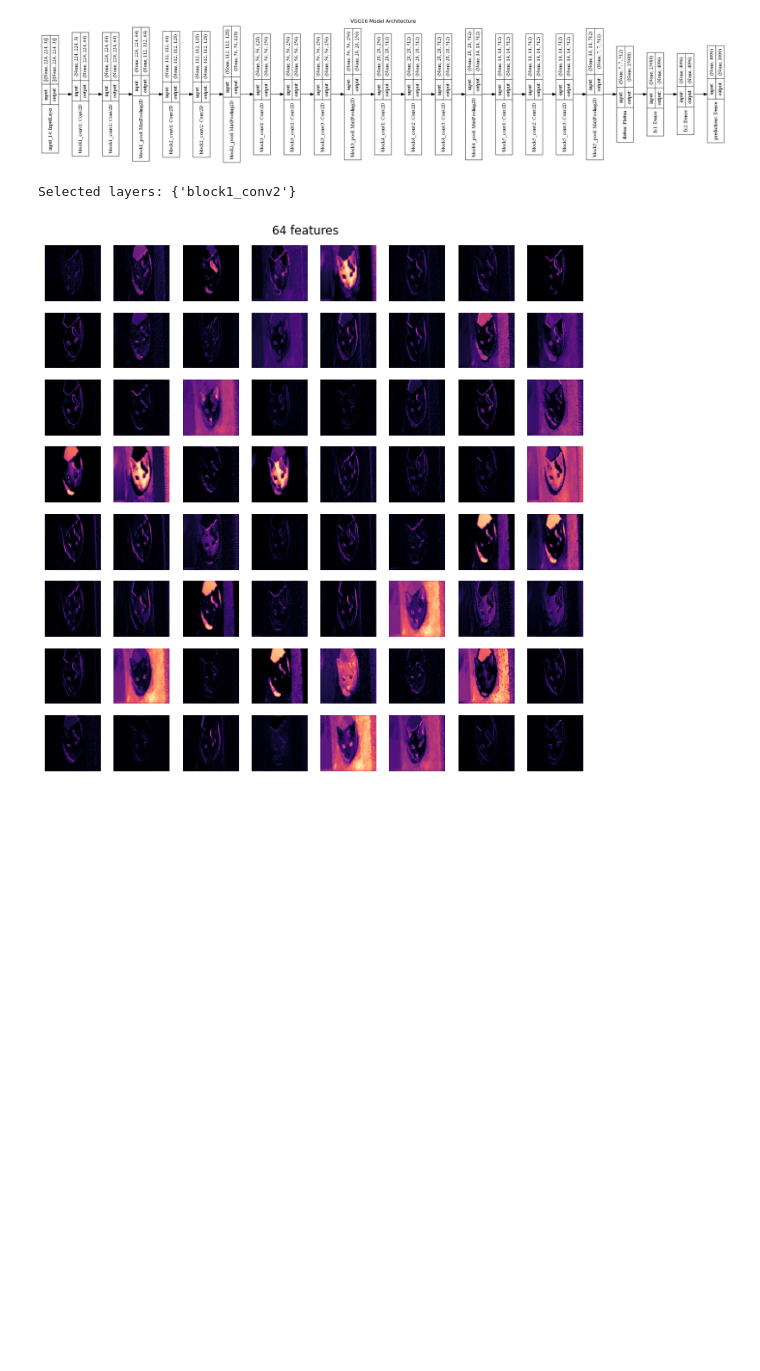
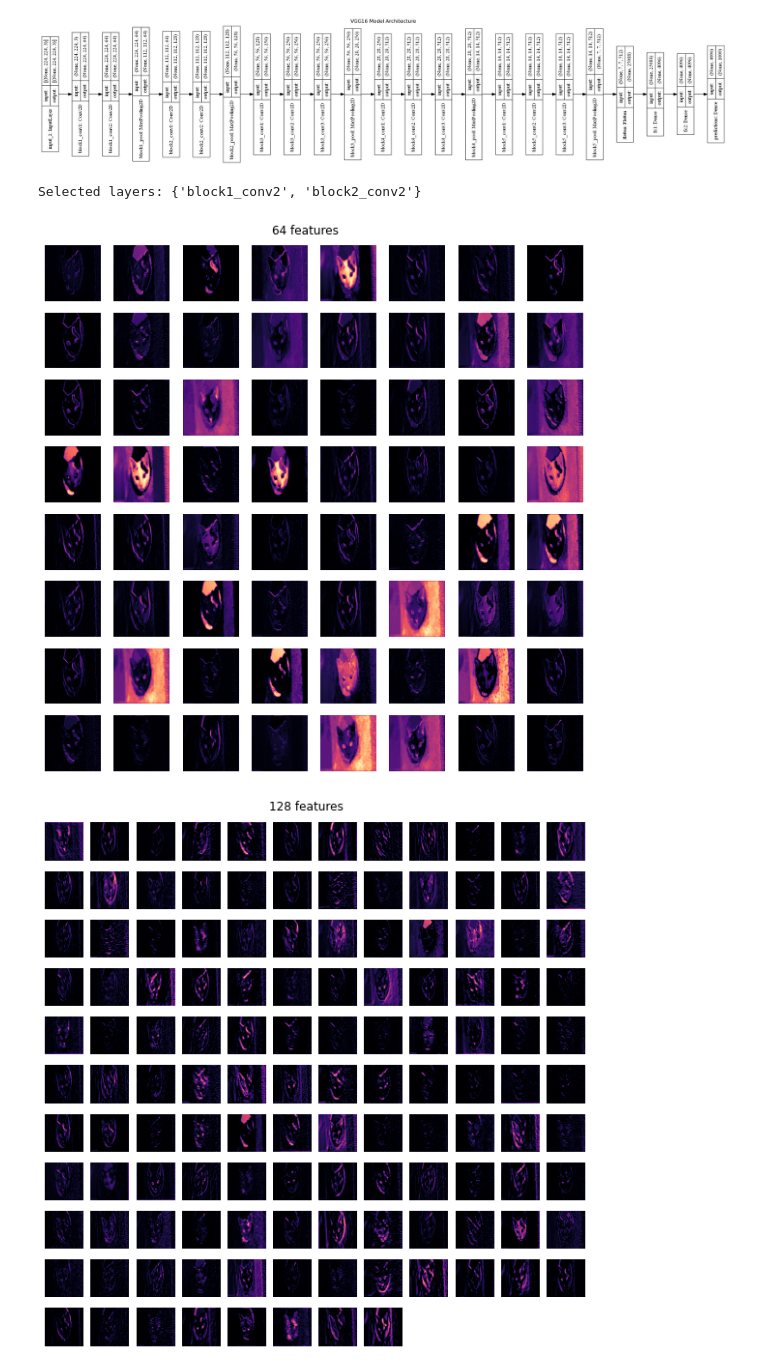
Before and after one commit to achrafkr/Data-Visualization, a Jupyter notebook: Notebooks/Feature_visualization.ipynb, the cells around one changed output. Cells and saved outputs as stored; diff of their text form; code cells hidden in the pictures; blank space fills up the shorter version.

```diff
--- a/Notebooks/Feature_visualization.ipynb
+++ b/Notebooks/Feature_visualization.ipynb
@@ -99,7 +107,8 @@ plt.show()
 # %% [output]
 [figure]
 # %%
-pipeline(img_path, model, [2], figsize=(10, 10))
+pipeline(img_path, model, [2, 5], figsize=(10, 10))
 # %% [output]
-Selected layers: {'block1_conv2'}
+Selected layers: {'block1_conv2', 'block2_conv2'}
 [figure]
+[figure, added]
```
Also changed, not shown: parts of 11 cells of this notebook.
